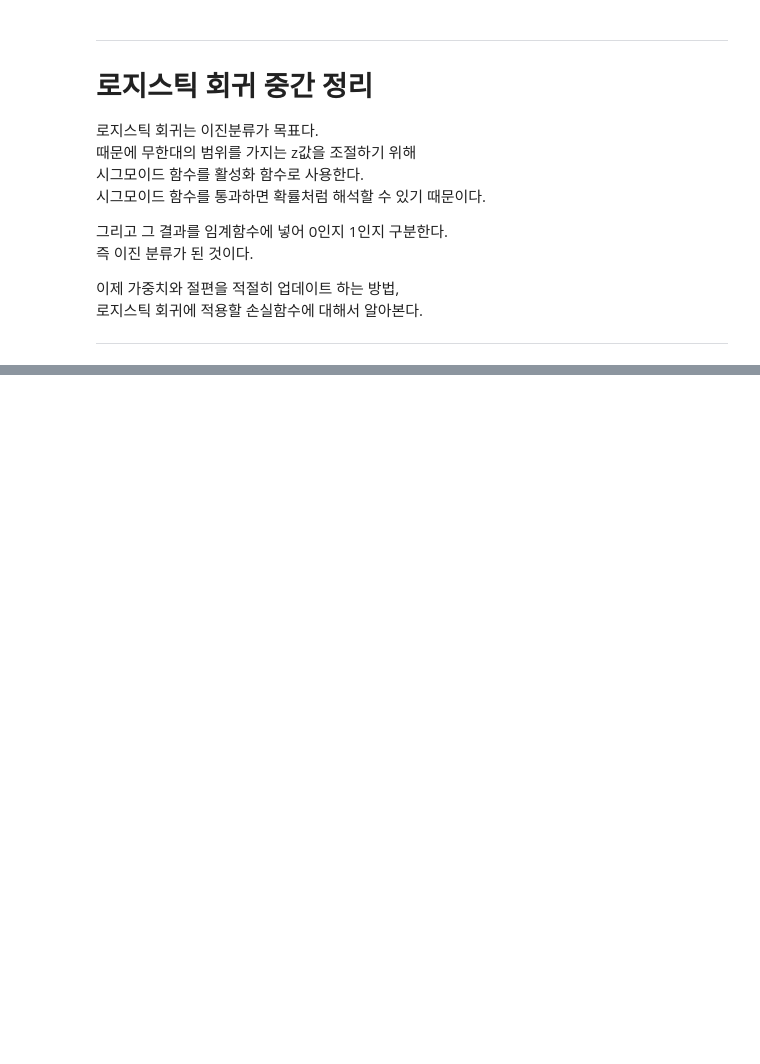
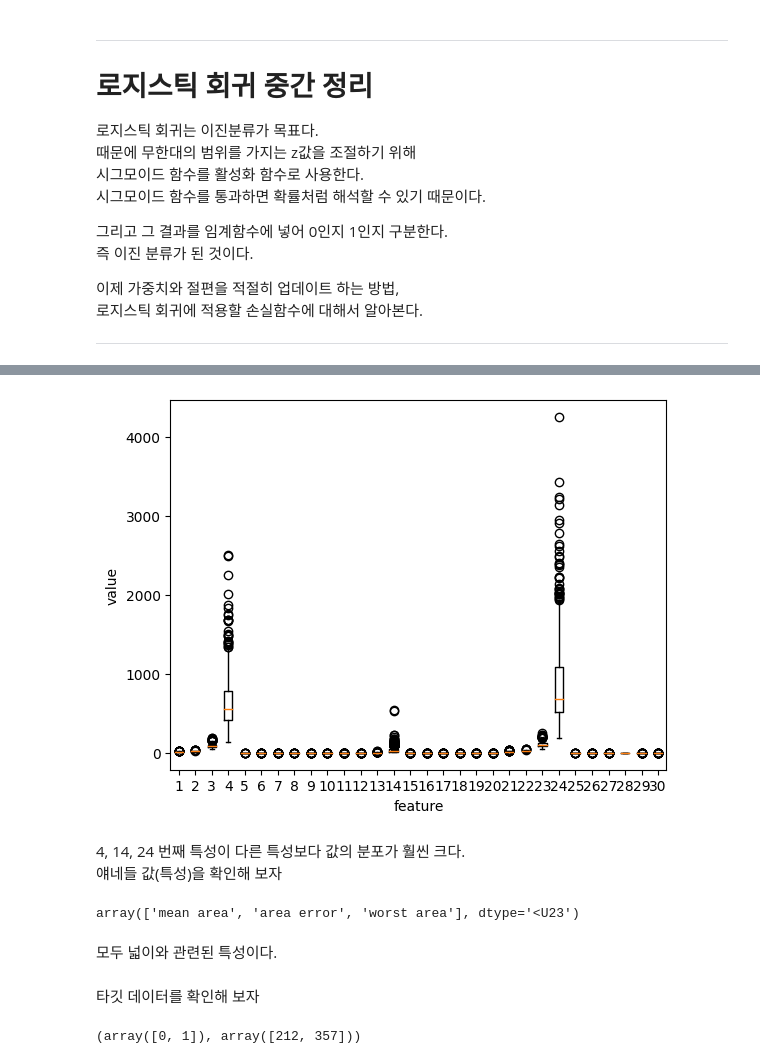
Before and after one commit to Tarel-Github/Artificial_Intelligence_practice, a Jupyter notebook: 02. Doit_DeepLearning/2-1. 분류하는 뉴런: 이진분류.ipynb, the cells around one changed output, grey strips where cells are left out. Cells and saved outputs as stored; diff of their text form; code cells hidden in the pictures; blank space fills up the shorter version.

```diff
--- a/02. Doit_DeepLearning/2-1. 분류하는 뉴런: 이진분류.ipynb
+++ b/02. Doit_DeepLearning/2-1. 분류하는 뉴런: 이진분류.ipynb
@@ -177,0 +244,4 @@ L = -(ylog(a) + (1 - y)log(1 - a))
+# %%
+# 사이킷 런이 지원하는 유방암 데이터셋 가져오기
+from sklearn.datasets import load_breast_cancer
+cancer = load_breast_cancer( )
@@ -177,0 +290,26 @@ L = -(ylog(a) + (1 - y)log(1 - a))
+# %%
+import matplotlib.pyplot as plt
+import numpy as np
+
+# 박스플롯 그리기
+plt.boxplot(cancer.data)
+plt.xlabel('feature')
+plt.ylabel('value')
+plt.show()
+# %% [output]
+[figure, added]
+# %% [markdown]
+4, 14, 24 번째 특성이 다른 특성보다 값의 분포가 훨씬 크다.
+얘네들 값(특성)을 확인해 보자
+# %%
+cancer.feature_names[[3, 13, 23]]    # 0부터 시작이므로 1씩 뺀다.
+# %% [output]
+array(['mean area', 'area error', 'worst area'], dtype='<U23')
+# %% [markdown]
+모두 넓이와 관련된 특성이다.
+# %% [markdown]
+타깃 데이터를 확인해 보자
+# %%
+np.unique(cancer.target, return_counts=True)
+# %% [output]
+(array([0, 1]), array([212, 357]))
```
Also changed, not shown: parts of 30 cells of this notebook, 1 other file.
